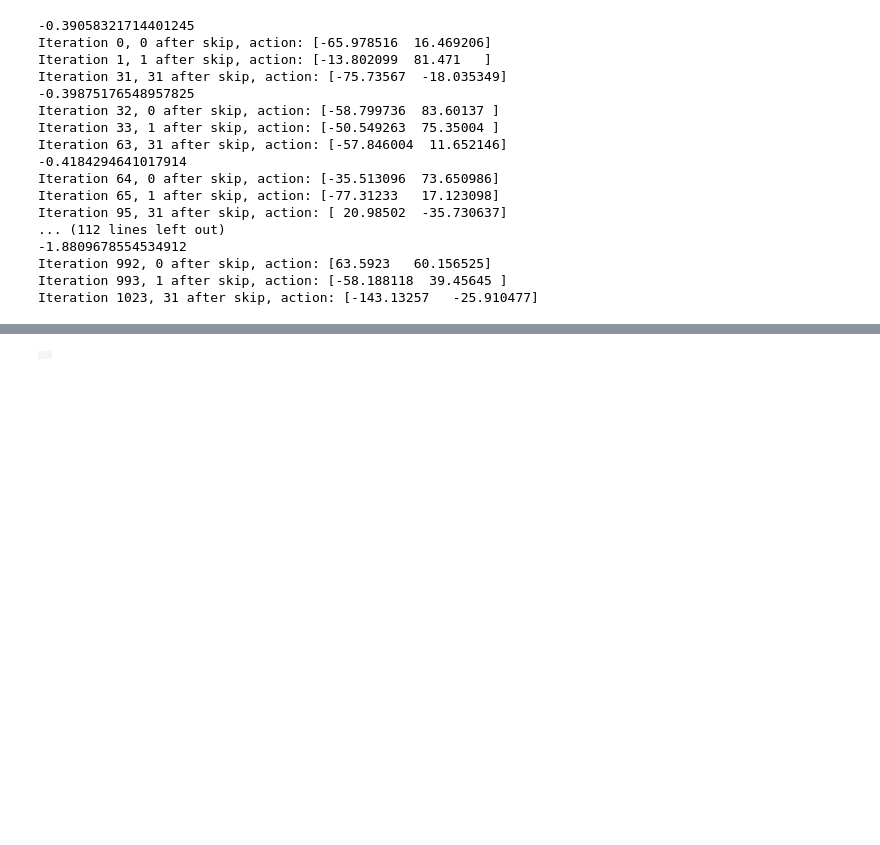
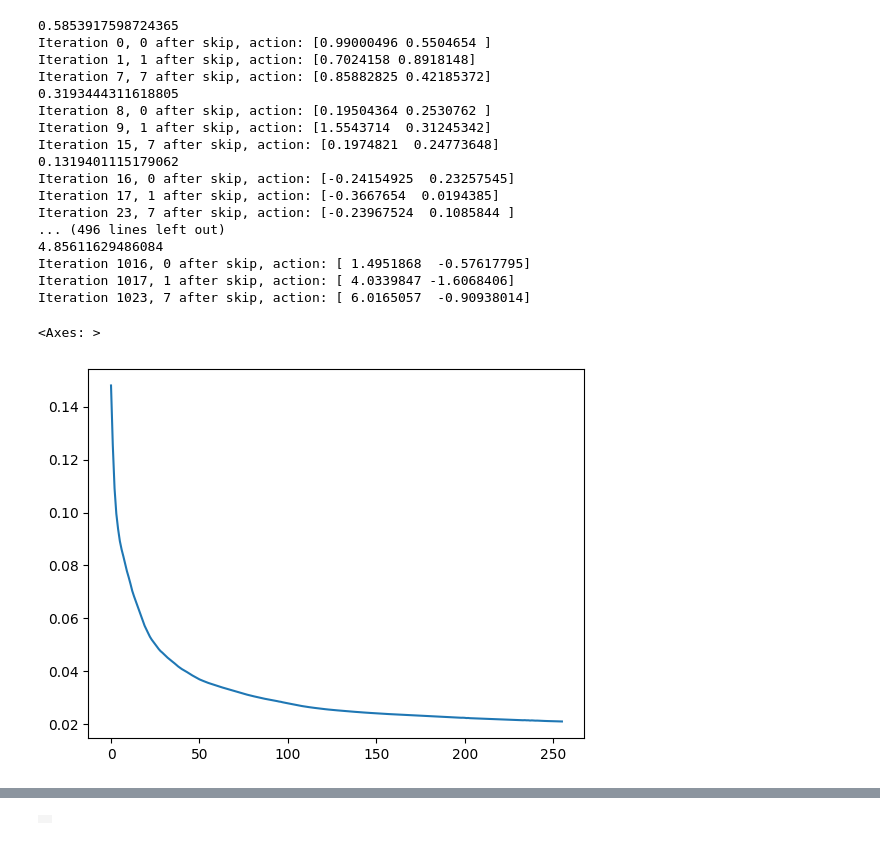
Before and after one commit to mishmish66/Legato, a Jupyter notebook: experiments/test_actor.ipynb, the cells around one changed output, grey strips where cells are left out. Cells and saved outputs as stored; diff of their text form; code cells hidden in the pictures; blank space fills up the shorter version.

```diff
--- a/experiments/test_actor.ipynb
+++ b/experiments/test_actor.ipynb
@@ -45,8 +45,10 @@ action_space_size = 1.0
 # %%
 # Now let's optimize a trajectory
 def custom(x, y):
-    l1 = torch.norm(x - y, p=1, dim=-1)
-    return torch.log(1 / l1 + 0.01)
+    reg = 0.1
+    norm = torch.norm(x - y, p=1, dim=-1)
+    norm_sq = norm * norm
+    return norm_sq #torch.log(norm_sq + reg) + norm_sq - np.log(reg)
 
 
 actor = ActorPolicy(
@@ -56,13 +58,14 @@ actor = ActorPolicy(
     transiton_model,
     state_decoder,
     action_decoder,
+    # optim_factory=torch.optim.SGD,
     optim_factory=torch.optim.AdamW,
     loss_func=custom,
-    # loss_func=torch.nn.MSELoss(reduction="none"),
-    lr=0.5,
+    # loss_func=torch.nn.L1Loss(reduction="none"),
+    lr=0.01,
     decay=1.0,
-    horizon=1024,
-    iters=32,
+    horizon=32,
+    iters=256,
     # tail_states=4,
     discount=0.995,
 ).cuda()
@@ -75,11 +78,11 @@ parallel_env_count = 8
 envs = gym.vector.make(
     "PointMaze_Medium-v3",
     num_envs=parallel_env_count,
-    asynchronous=True,
+    asynchronous=False,
     render_mode="rgb_array",
     continuing_task=True,
     max_episode_steps=episode_len,
-    reset_target=True,
+    # reset_target=True,
 )
 
 obses, infos = envs.reset()
@@ -94,7 +97,7 @@ traj_states = [initial_state]
 
 frame_stacks = [[frame] for frame in envs.call("render")]
 
-skips = 32
+skips = 8
 
 imagined_states = []
 
@@ -113,11 +116,16 @@ for i in tqdm(range(episode_len), disable=True):
         horizon_len = min(1024, episode_len - i)
         horizons = torch.ones(parallel_env_count, device="cuda") * horizon_len
         next_actions, latent_action_plan, imagined, loss_curve = actor(
-            states, target_states, horizons, None, return_curve=True
-            # states, target_states, horizons, latent_action_plan, return_curve=True
+            # states, target_states, horizons, None, return_curve=True
+            states,
+            target_states,
+            horizons,
+            latent_action_plan,
+            return_curve=True,
         )
 
-        imagined_states.append(imagined)
+        imagined_states.append(imagined[..., :skips, :])
+        loss_curves.append(loss_curve)
 
     else:
         next_latent_act = latent_action_plan[..., 0, :]
@@ -126,7 +134,6 @@ for i in tqdm(range(episode_len), disable=True):
         latent_states = state_encoder(states)
         next_actions = action_decoder((next_latent_act, latent_states)).detach()
 
-    loss_curves.append(loss_curve)
     obses, rew, term, trunc, info = envs.step(next_actions.cpu().numpy())
     states = torch.tensor(obses["observation"], dtype=torch.float32, device="cuda")
 
@@ -146,23 +153,30 @@ for i in tqdm(range(episode_len), disable=True):
 traj_actions = torch.stack(traj_actions, dim=1)
 traj_states = torch.stack(traj_states, dim=1)
 # %% [output]
--0.39058321714401245
-Iteration 0, 0 after skip, action: [-65.978516  16.469206]
-Iteration 1, 1 after skip, action: [-13.802099  81.471   ]
-Iteration 31, 31 after skip, action: [-75.73567  -18.035349]
--0.39875176548957825
-Iteration 32, 0 after skip, action: [-58.799736  83.60137 ]
-Iteration 33, 1 after skip, action: [-50.549263  75.35004 ]
-Iteration 63, 31 after skip, action: [-57.846004  11.652146]
--0.4184294641017914
-Iteration 64, 0 after skip, action: [-35.513096  73.650986]
-Iteration 65, 1 after skip, action: [-77.31233   17.123098]
-Iteration 95, 31 after skip, action: [ 20.98502  -35.730637]
-... (112 lines left out)
--1.8809678554534912
-Iteration 992, 0 after skip, action: [63.5923   60.156525]
-Iteration 993, 1 after skip, action: [-58.188118  39.45645 ]
-Iteration 1023, 31 after skip, action: [-143.13257   -25.910477]
+0.5853917598724365
+Iteration 0, 0 after skip, action: [0.99000496 0.5504654 ]
+Iteration 1, 1 after skip, action: [0.7024158 0.8918148]
+Iteration 7, 7 after skip, action: [0.85882825 0.42185372]
+0.3193444311618805
+Iteration 8, 0 after skip, action: [0.19504364 0.2530762 ]
+Iteration 9, 1 after skip, action: [1.5543714  0.31245342]
+Iteration 15, 7 after skip, action: [0.1974821  0.24773648]
+0.1319401115179062
+Iteration 16, 0 after skip, action: [-0.24154925  0.23257545]
+Iteration 17, 1 after skip, action: [-0.3667654  0.0194385]
+Iteration 23, 7 after skip, action: [-0.23967524  0.1085844 ]
+... (496 lines left out)
+4.85611629486084
+Iteration 1016, 0 after skip, action: [ 1.4951868  -0.57617795]
+Iteration 1017, 1 after skip, action: [ 4.0339847 -1.6068406]
+Iteration 1023, 7 after skip, action: [ 6.0165057  -0.90938014]
+# %%
+curve = loss_curves[3]
+# Plot the loss curve with i as the x axis
+sns.lineplot(x=range(len(curve)), y=curve)
+# %% [output]
+<Axes: >
+[figure, added]
 # %%
 # Plot imagined trajectories vs real
 
```
Also changed, not shown: parts of 6 cells of this notebook.
